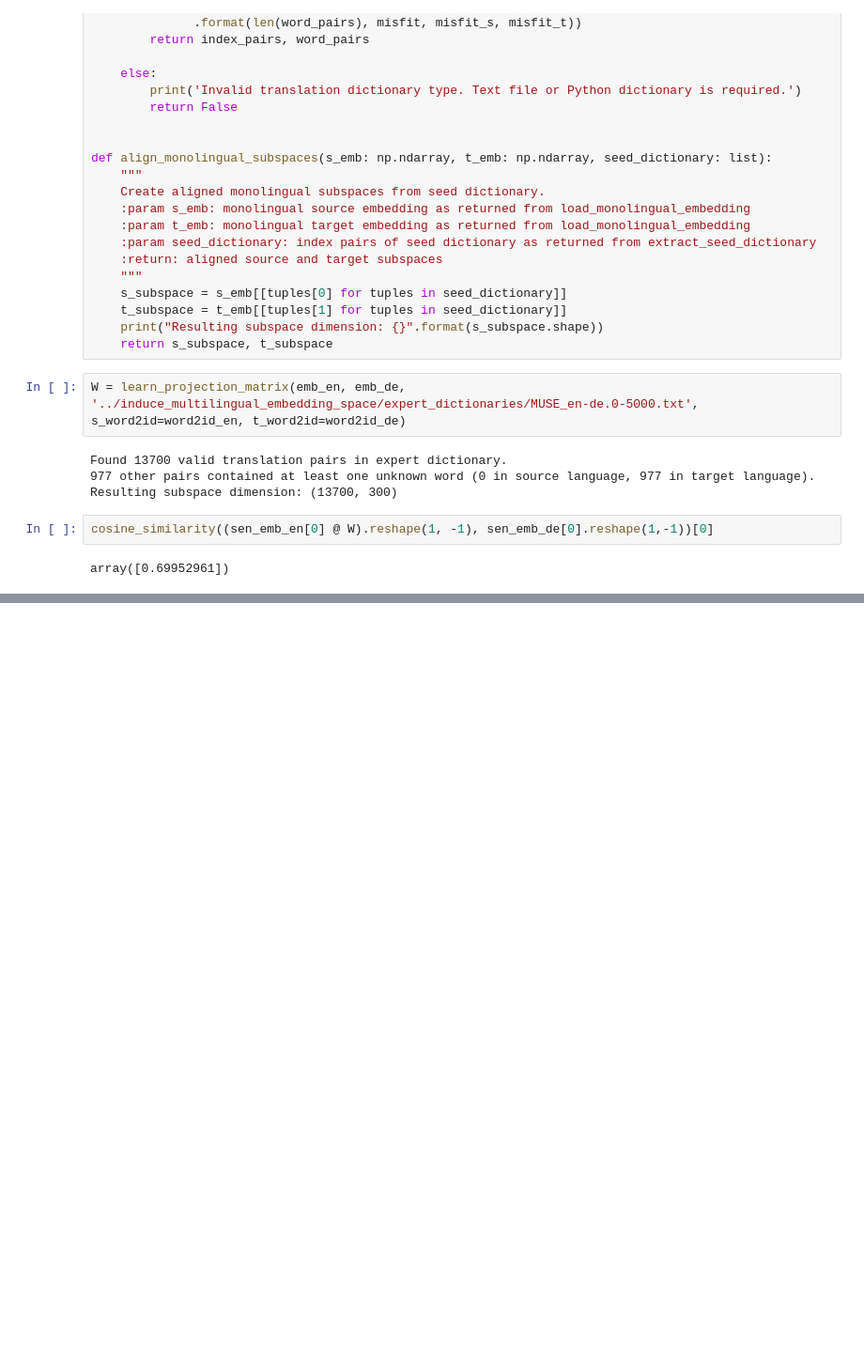
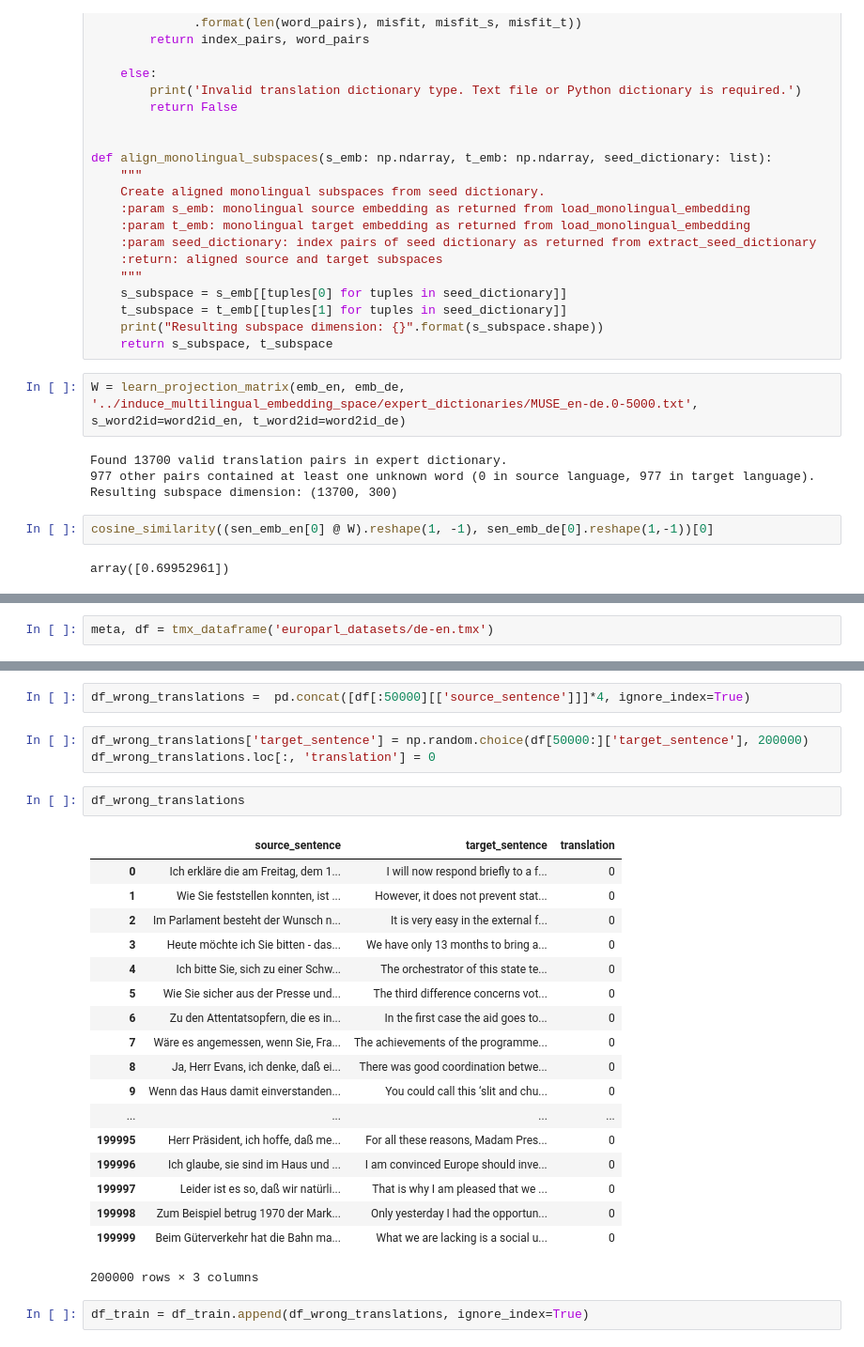
Before and after one commit to janschwedhelm/ir-crosslingual, a Jupyter notebook: supervised_classification/demo2.ipynb, the cells around one changed output, grey strips where cells are left out. Shown: that part at 94% size. Drawn from its saved outputs; the diff is of its cells as text; blank space fills up the shorter version.

```diff
--- a/supervised_classification/demo2.ipynb
+++ b/supervised_classification/demo2.ipynb
@@ -141,0 +199,2 @@ array([0.69952961])
+# %%
+meta, df = tmx_dataframe('europarl_datasets/de-en.tmx')
@@ -141,0 +215,28 @@ array([0.69952961])
+# %%
+df_wrong_translations =  pd.concat([df[:50000][['source_sentence']]]*4, ignore_index=True)
+# %%
+df_wrong_translations['target_sentence'] = np.random.choice(df[50000:]['target_sentence'], 200000)
+df_wrong_translations.loc[:, 'translation'] = 0
+# %%
+df_wrong_translations
+# %% [output]
+|  | source_sentence | target_sentence | translation |
+| 0 | Ich erkläre die am Freitag, dem 1... | I will now respond briefly to a f... | 0 |
+| 1 | Wie Sie feststellen konnten, ist ... | However, it does not prevent stat... | 0 |
+| 2 | Im Parlament besteht der Wunsch n... | It is very easy in the external f... | 0 |
+| 3 | Heute möchte ich Sie bitten - das... | We have only 13 months to bring a... | 0 |
+| 4 | Ich bitte Sie, sich zu einer Schw... | The orchestrator of this state te... | 0 |
+| 5 | Wie Sie sicher aus der Presse und... | The third difference concerns vot... | 0 |
+| 6 | Zu den Attentatsopfern, die es in... | In the first case the aid goes to... | 0 |
+| 7 | Wäre es angemessen, wenn Sie, Fra... | The achievements of the programme... | 0 |
+| 8 | Ja, Herr Evans, ich denke, daß ei... | There was good coordination betwe... | 0 |
+| 9 | Wenn das Haus damit einverstanden... | You could call this ‘slit and chu... | 0 |
+| ... | ... | ... | ... |
+| 199995 | Herr Präsident, ich hoffe, daß me... | For all these reasons, Madam Pres... | 0 |
+| 199996 | Ich glaube, sie sind im Haus und ... | I am convinced Europe should inve... | 0 |
+| 199997 | Leider ist es so, daß wir natürli... | That is why I am pleased that we ... | 0 |
+| 199998 | Zum Beispiel betrug 1970 der Mark... | Only yesterday I had the opportun... | 0 |
+| 199999 | Beim Güterverkehr hat die Bahn ma... | What we are lacking is a social u... | 0 |
+200000 rows × 3 columns
+# %%
+df_train = df_train.append(df_wrong_translations, ignore_index=True)
```
Also changed, not shown: parts of 4 cells of this notebook.
